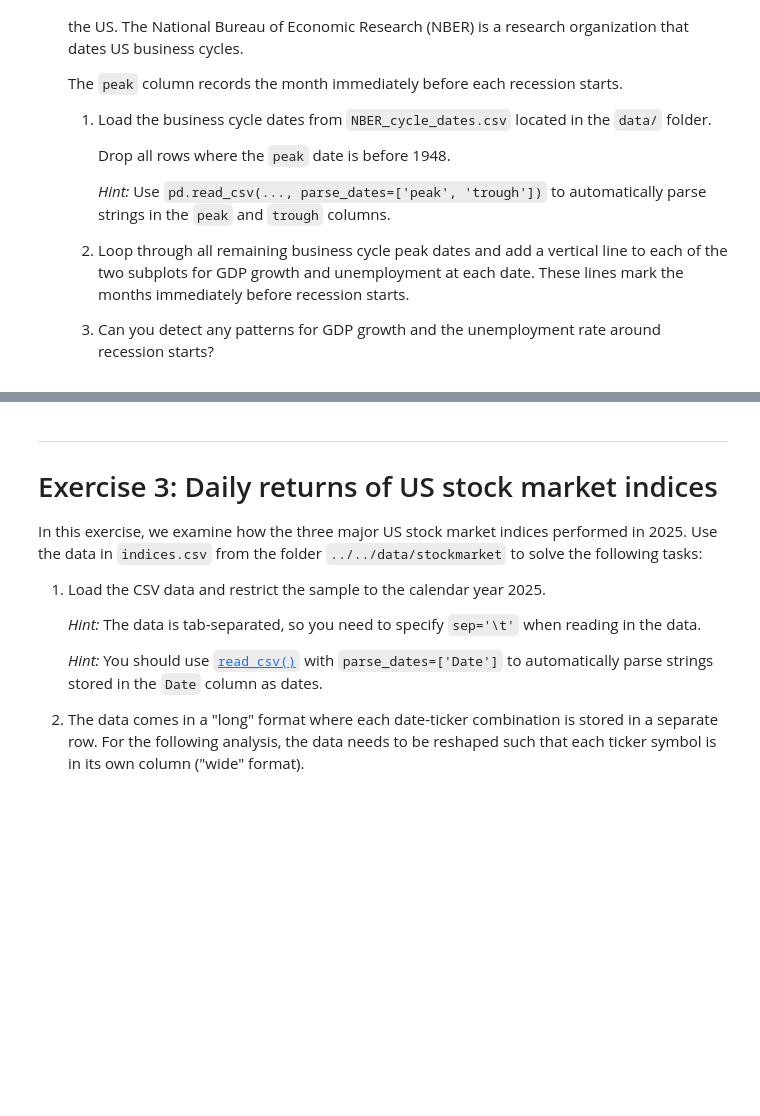
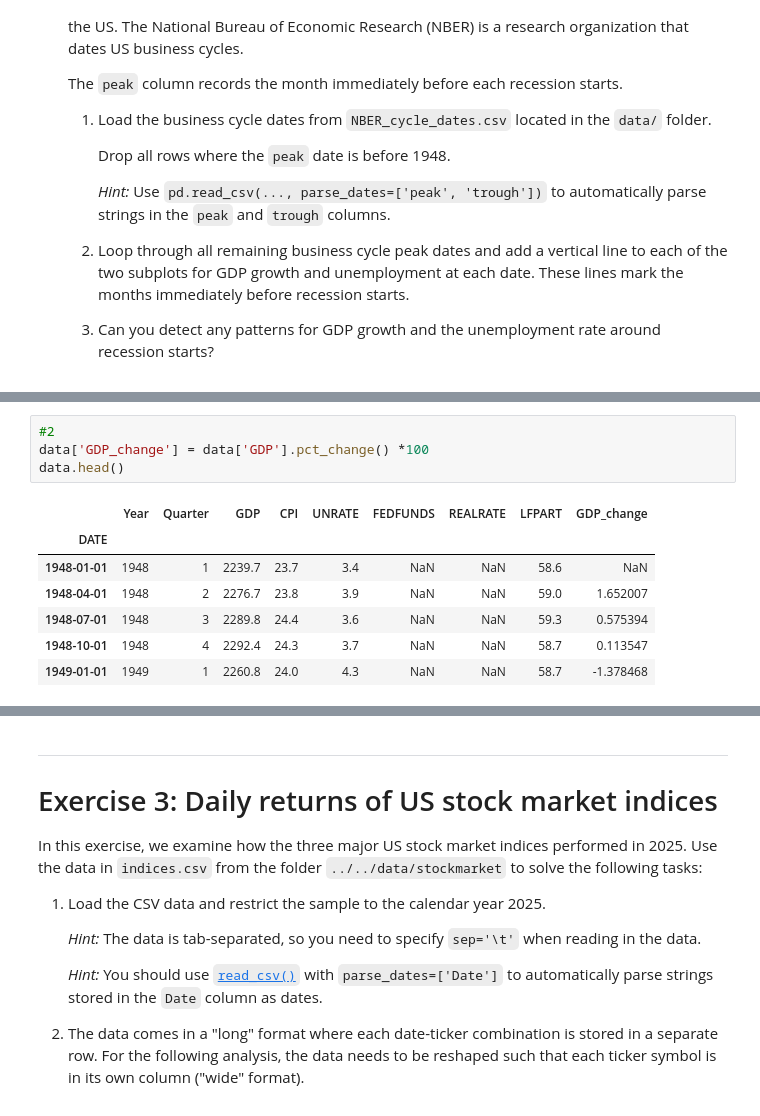
Before and after one commit to falkfrydenlund-creator/TECH2-H26, a Jupyter notebook: workshops/workshop3/workshop3.ipynb, the cells around one changed output, grey strips where cells are left out. Cells and saved outputs as stored; diff of their text form; blank space fills up the shorter version.

```diff
--- a/workshops/workshop3/workshop3.ipynb
+++ b/workshops/workshop3/workshop3.ipynb
@@ -145,0 +164,12 @@ In this exercise, you are asked to plot two main business cycle indicators, GDP
+# %%
+#2
+data['GDP_change'] = data['GDP'].pct_change() *100
+data.head()
+# %% [output]
+|  | Year | Quarter | GDP | CPI | UNRATE | FEDFUNDS | REALRATE | LFPART | GDP_change |
+| DATE |  |  |  |  |  |  |  |  |  |
+| 1948-01-01 | 1948 | 1 | 2239.7 | 23.7 | 3.4 | NaN | NaN | 58.6 | NaN |
+| 1948-04-01 | 1948 | 2 | 2276.7 | 23.8 | 3.9 | NaN | NaN | 59.0 | 1.652007 |
+| 1948-07-01 | 1948 | 3 | 2289.8 | 24.4 | 3.6 | NaN | NaN | 59.3 | 0.575394 |
+| 1948-10-01 | 1948 | 4 | 2292.4 | 24.3 | 3.7 | NaN | NaN | 58.7 | 0.113547 |
+| 1949-01-01 | 1949 | 1 | 2260.8 | 24.0 | 4.3 | NaN | NaN | 58.7 | -1.378468 |
```
Also changed, not shown: parts of 4 cells of this notebook.
